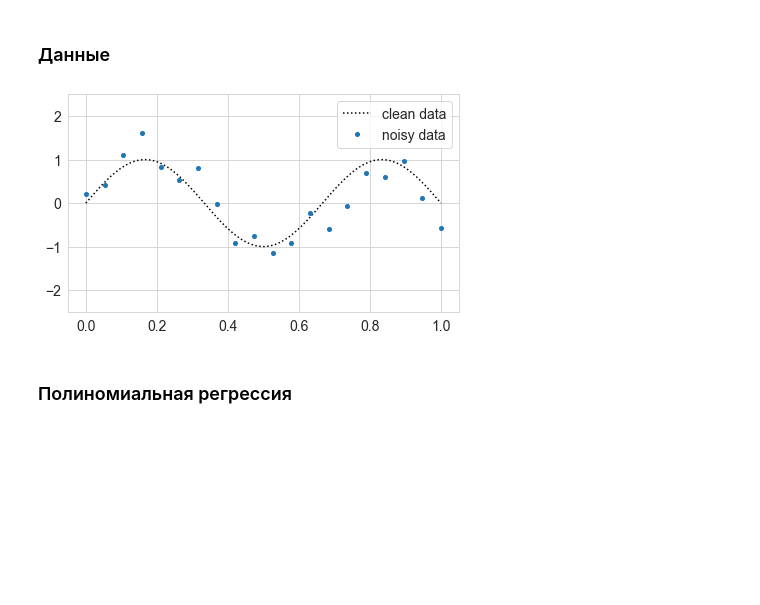
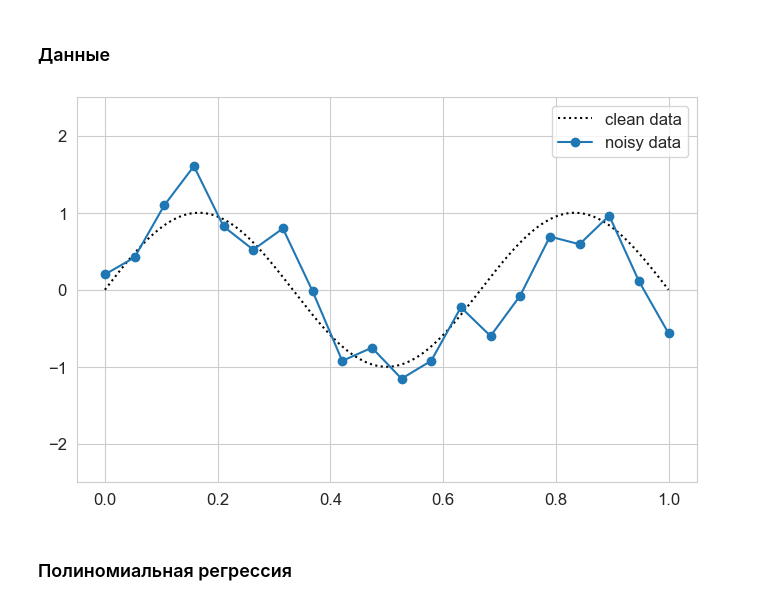
Before and after one commit to aa-savelyev/DaOptSm, a Jupyter notebook: 1.LA/01.Intro.ipynb, the cells around one changed output. Drawn from its saved outputs; the diff is of its cells as text; code cells hidden in the pictures; blank space fills up the shorter version.

```diff
--- a/1.LA/01.Intro.ipynb
+++ b/1.LA/01.Intro.ipynb
@@ -19,11 +16,11 @@ warnings.filterwarnings('ignore')
 # %%
-# Styles
+# Styles, fonts
 import matplotlib
-matplotlib.rcParams['font.size'] = 14
-matplotlib.rcParams['lines.linewidth'] = 1.5
-matplotlib.rcParams['lines.markersize'] = 4
+matplotlib.rcParams['font.size'] = 12
+# matplotlib.rcParams['lines.linewidth'] = 1.5
+# matplotlib.rcParams['lines.markersize'] = 4
 cm = plt.cm.tab10  # Colormap
-figsize = (7, 4)
+figsize = (8, 5)
 
 import seaborn
 seaborn.set_style('whitegrid')
@@ -181,14 +219,14 @@ y_train = y_true + err  # Dependent variable with noise
 # %%
 # Show data
 fig, ax = plt.subplots(figsize=figsize)
 ax.plot(x_disp,  np.sin(3*np.pi*x_disp), 'k:', label='clean data')
-ax.plot(x_train, y_train, 'o', c=cm(0), label='noisy data')
+ax.plot(x_train, y_train, 'o-', markevery=1,c=cm(0), label='noisy data')
 plt.xlim((-0.05, 1.05))
 plt.ylim((-2.5, 2.5))
 plt.legend(loc='upper right')
 plt.show()
 # %% [output]
-[figure, old version]
+[figure, new version]
 # %% [markdown]
 ### Полиномиальная регрессия
 # %%
```
Also changed, not shown: parts of 20 cells of this notebook, 19 other files.
